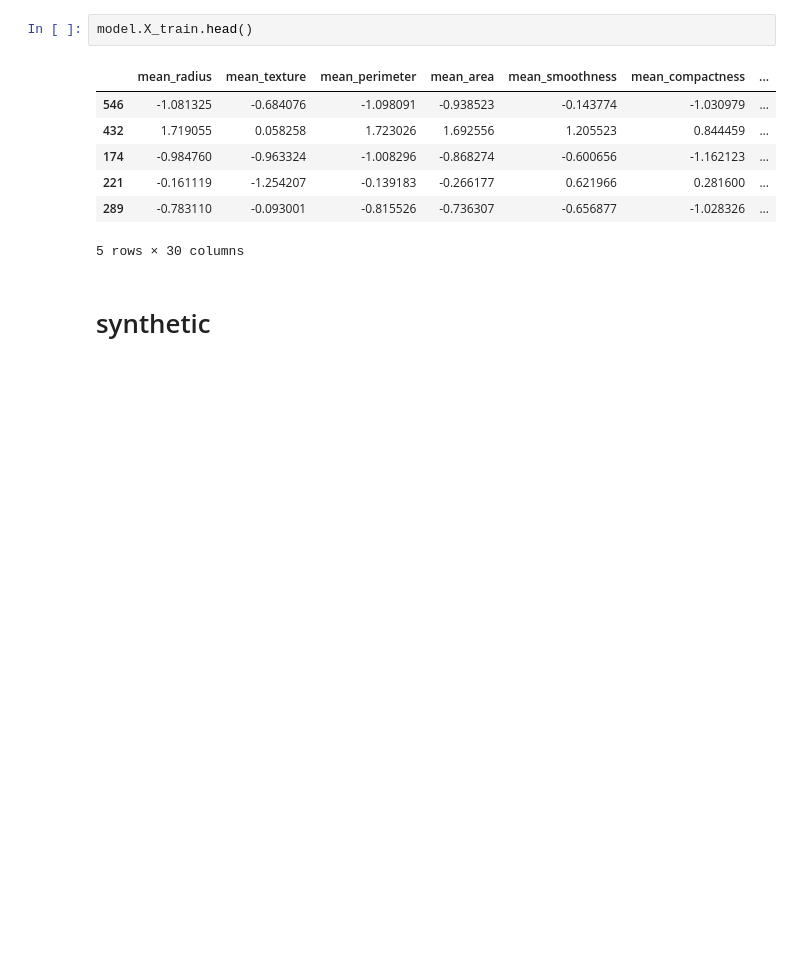
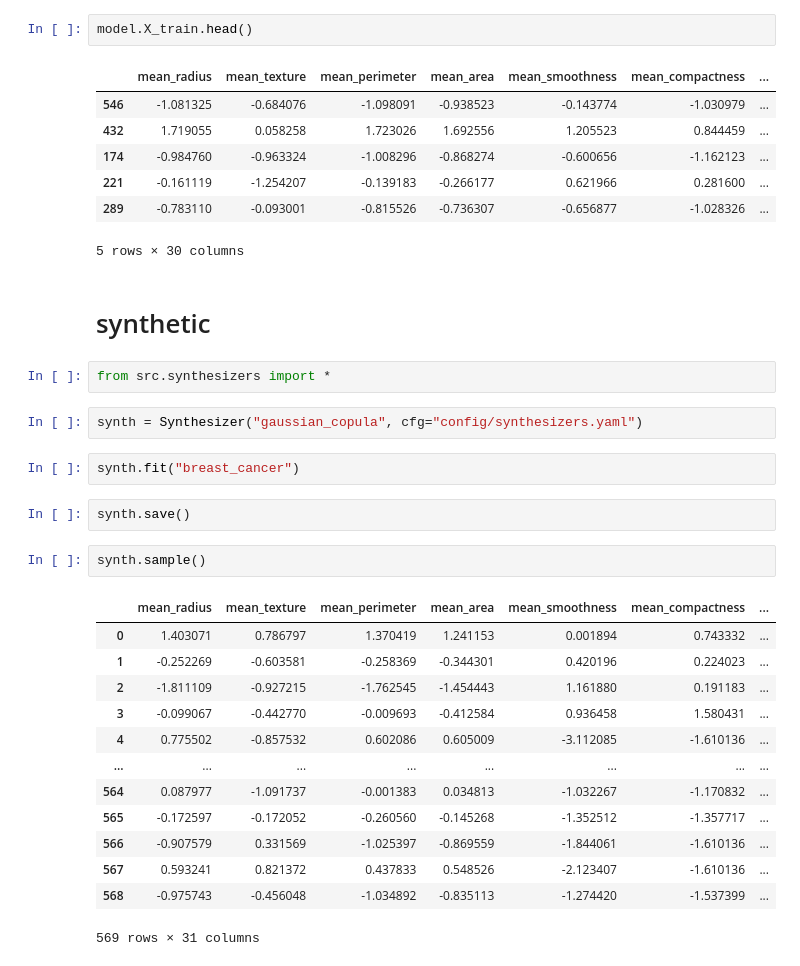
Before and after one commit to alibekk93/syn-vs-enc-simplified, a Jupyter notebook: playground.ipynb, the cells around one changed output. Cells and saved outputs as stored; diff of their text form; blank space fills up the shorter version.

```diff
--- a/playground.ipynb
+++ b/playground.ipynb
@@ -60,3 +60,27 @@ model.X_train.head()
 5 rows × 30 columns
 # %% [markdown]
 # synthetic
+# %%
+from src.synthesizers import *
+# %%
+synth = Synthesizer("gaussian_copula", cfg="config/synthesizers.yaml")
+# %%
+synth.fit("breast_cancer")
+# %%
+synth.save()
+# %%
+synth.sample()
+# %% [output]
+|  | mean_radius | mean_texture | mean_perimeter | mean_area | mean_smoothness | mean_compactness | ... |
+| 0 | 1.403071 | 0.786797 | 1.370419 | 1.241153 | 0.001894 | 0.743332 | ... |
+| 1 | -0.252269 | -0.603581 | -0.258369 | -0.344301 | 0.420196 | 0.224023 | ... |
+| 2 | -1.811109 | -0.927215 | -1.762545 | -1.454443 | 1.161880 | 0.191183 | ... |
+| 3 | -0.099067 | -0.442770 | -0.009693 | -0.412584 | 0.936458 | 1.580431 | ... |
+| 4 | 0.775502 | -0.857532 | 0.602086 | 0.605009 | -3.112085 | -1.610136 | ... |
+| ... | ... | ... | ... | ... | ... | ... | ... |
+| 564 | 0.087977 | -1.091737 | -0.001383 | 0.034813 | -1.032267 | -1.170832 | ... |
+| 565 | -0.172597 | -0.172052 | -0.260560 | -0.145268 | -1.352512 | -1.357717 | ... |
+| 566 | -0.907579 | 0.331569 | -1.025397 | -0.869559 | -1.844061 | -1.610136 | ... |
+| 567 | 0.593241 | 0.821372 | 0.437833 | 0.548526 | -2.123407 | -1.610136 | ... |
+| 568 | -0.975743 | -0.456048 | -1.034892 | -0.835113 | -1.274420 | -1.537399 | ... |
+569 rows × 31 columns
```
Also changed, not shown: parts of 1 cell of this notebook.
